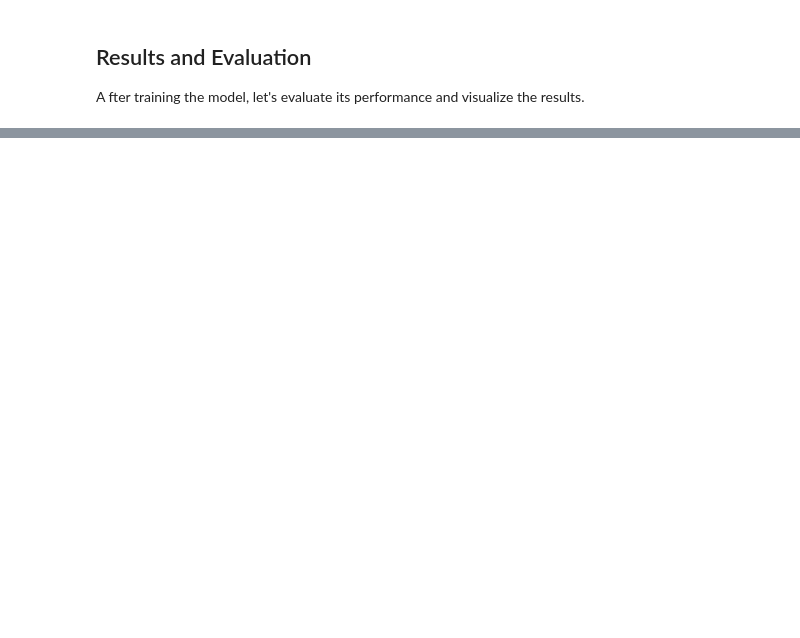
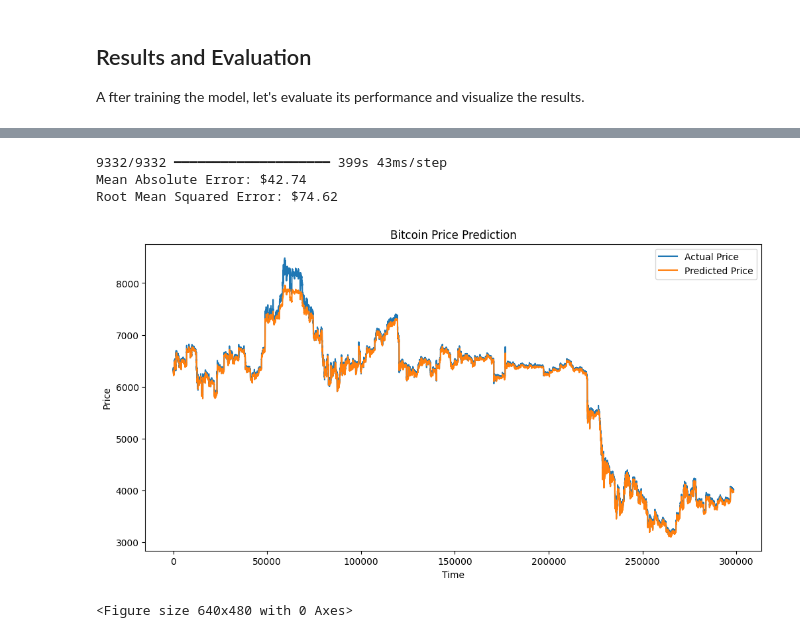
Before and after one commit to ZigaLarissa/BTC-Forecasting, a Jupyter notebook: btc_forecasting.ipynb, the cells around one changed output, grey strips where cells are left out. Saved outputs shown, nothing was run; the diff lists cells and outputs as text; code cells hidden in the pictures; blank space fills up the shorter version.

```diff
--- a/btc_forecasting.ipynb
+++ b/btc_forecasting.ipynb
@@ -222,0 +238,44 @@ plt.show()
+# %%
+# Make predictions
+predictions = model.predict(X_test)
+
+# Prepare the predictions for inverse transform
+# We need to create a dummy array with the same number of features as the original data
+dummy = np.zeros((len(predictions), len(columns_to_normalize)))
+dummy[:, 0] = predictions.flatten()  # Assuming we're predicting the first feature (Close price)
+
+# Inverse scaling to get actual price predictions
+predictions_actual = scaler.inverse_transform(dummy)[:, 0]
+
+# Prepare the actual values for inverse transform
+y_test_dummy = np.zeros((len(y_test), len(columns_to_normalize)))
+y_test_dummy[:, 0] = y_test
+
+# Inverse transform the actual values
+y_test_actual = scaler.inverse_transform(y_test_dummy)[:, 0]
+
+# Calculate MAE and RMSE
+mae = mean_absolute_error(y_test_actual, predictions_actual)
+rmse = np.sqrt(mean_squared_error(y_test_actual, predictions_actual))
+
+print(f"Mean Absolute Error: ${mae:.2f}")
+print(f"Root Mean Squared Error: ${rmse:.2f}")
+
+# Plot predictions vs actual
+plt.figure(figsize=(12, 6))
+plt.plot(y_test_actual, label='Actual Price')
+plt.plot(predictions_actual, label='Predicted Price')
+plt.title('Bitcoin Price Prediction')
+plt.xlabel('Time')
+plt.ylabel('Price')
+plt.legend()
+plt.show()
+
+# Save the plot
+plt.savefig('btc_predictions.png')
+# %% [output]
+9332/9332 ━━━━━━━━━━━━━━━━━━━━ 399s 43ms/step
+Mean Absolute Error: $42.74
+Root Mean Squared Error: $74.62
+[figure, added]
+<Figure size 640x480 with 0 Axes>
```
Also changed, not shown: parts of 9 cells of this notebook, 1 other file.
